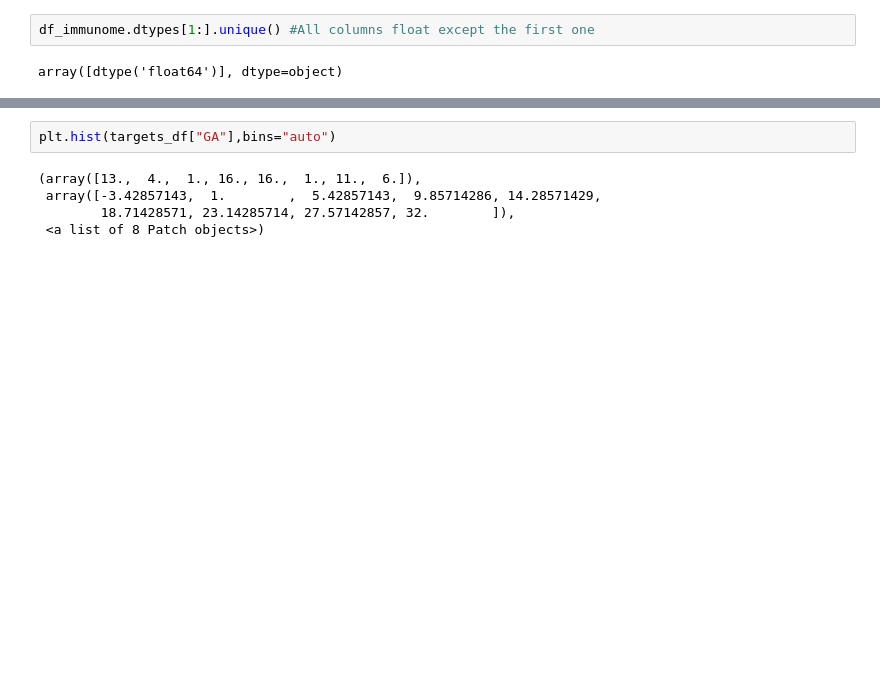
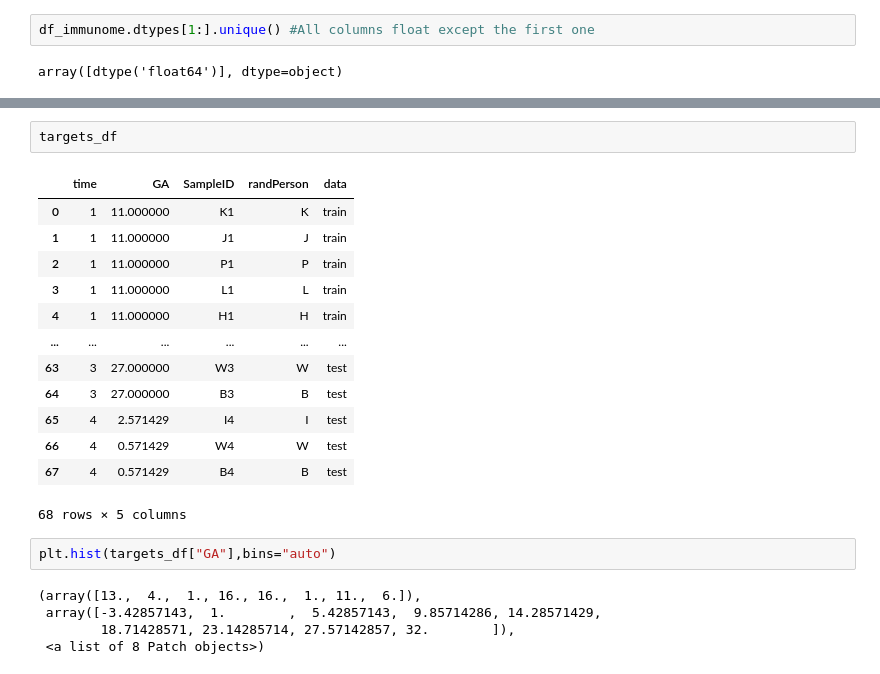
Before and after one commit to jsanket9578/IGIB-HealthCare-Project, a Jupyter notebook: GROUP-11--SC1,2,3--MLmethod.ipynb, the cells around one changed output, grey strips where cells are left out. Saved outputs shown, nothing was run; the diff lists cells and outputs as text; blank space fills up the shorter version.

```diff
--- a/GROUP-11--SC1,2,3--MLmethod.ipynb
+++ b/GROUP-11--SC1,2,3--MLmethod.ipynb
@@ -77,3 +79,19 @@ targets_df = pd.read_csv("challenge-meta-information.csv")
+# %%
+targets_df
+# %% [output]
+|  | time | GA | SampleID | randPerson | data |
+| 0 | 1 | 11.000000 | K1 | K | train |
+| 1 | 1 | 11.000000 | J1 | J | train |
+| 2 | 1 | 11.000000 | P1 | P | train |
+| 3 | 1 | 11.000000 | L1 | L | train |
+| 4 | 1 | 11.000000 | H1 | H | train |
+| ... | ... | ... | ... | ... | ... |
+| 63 | 3 | 27.000000 | W3 | W | test |
+| 64 | 3 | 27.000000 | B3 | B | test |
+| 65 | 4 | 2.571429 | I4 | I | test |
+| 66 | 4 | 0.571429 | W4 | W | test |
+| 67 | 4 | 0.571429 | B4 | B | test |
+68 rows × 5 columns
 # %%
 plt.hist(targets_df["GA"],bins="auto")
 # %% [output]
```
Also changed, not shown: parts of 23 cells of this notebook, 4 other files.
